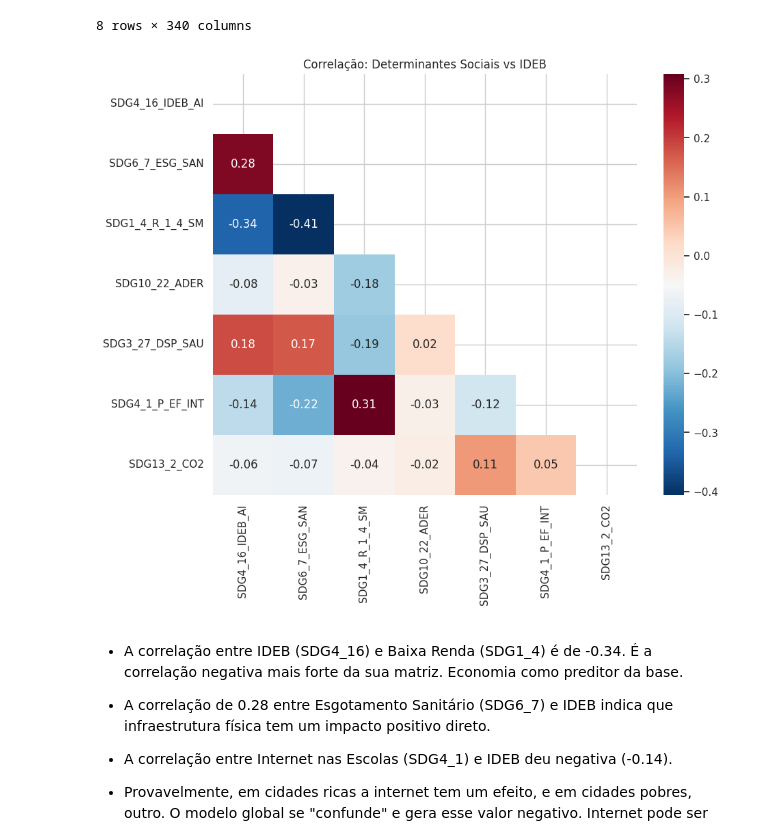
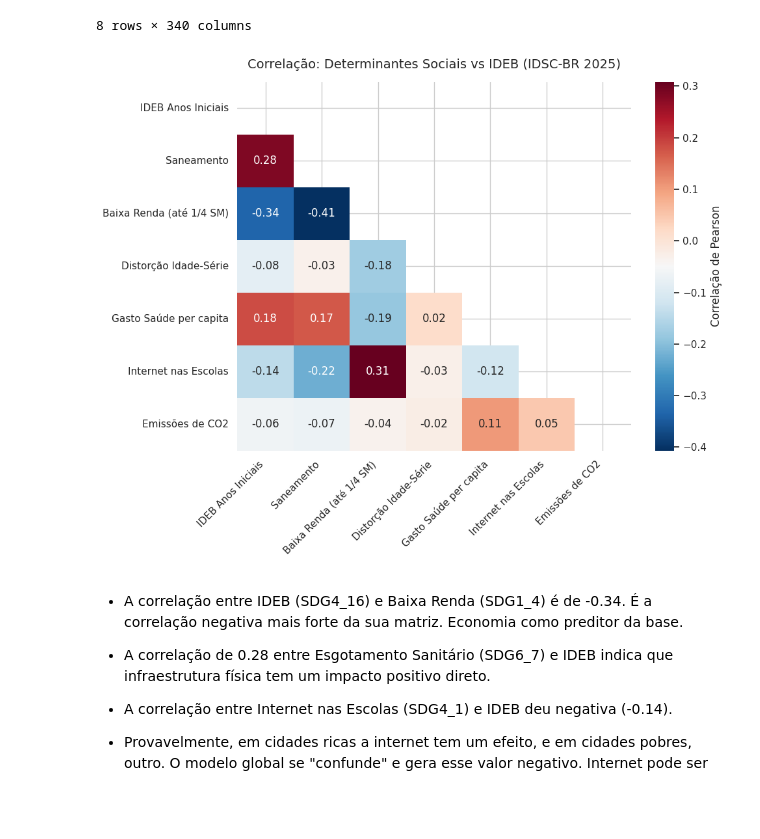
Before and after one commit to clarabecker/idsc-analysis, a Jupyter notebook: notebooks/01_data_analisys.ipynb, the cells around one changed output. Drawn from its saved outputs; the diff is of its cells as text; code cells hidden in the pictures; blank space fills up the shorter version.

```diff
--- a/notebooks/01_data_analisys.ipynb
+++ b/notebooks/01_data_analisys.ipynb
@@ -57,11 +74,6 @@ df.describe()
 | max | 5.300108e+06 | 1.145124e+07 | 66.834441 | 5570.000000 | 16.000000 | ... |
 8 rows × 340 columns
 # %%
-import pandas as pd
-import seaborn as sns
-import matplotlib.pyplot as plt
-import numpy as np
-
 features_interesse = [
     'SDG4_16_IDEB_AI',      # Alvo: IDEB Anos Iniciais
     'SDG6_7_ESG_SAN',       # Saneamento
@@ -72,20 +84,37 @@ features_interesse = [
     'SDG13_2_CO2'           # Emissões (Contexto ambiental/industrial)
 ]
 
-# estética
+# Dicionário para renomear as variáveis com rótulos amigáveis para o leitor
+labels_amigaveis = {
+    'SDG4_16_IDEB_AI': 'IDEB Anos Iniciais',
+    'SDG6_7_ESG_SAN': 'Saneamento',
+    'SDG1_4_R_1_4_SM': 'Baixa Renda (até 1/4 SM)',
+    'SDG10_22_ADER': 'Distorção Idade-Série',
+    'SDG3_27_DSP_SAU': 'Gasto Saúde per capita',
+    'SDG4_1_P_EF_INT': 'Internet nas Escolas',
+    'SDG13_2_CO2': 'Emissões de CO2'
+}
+
 sns.set_theme(style="whitegrid")
 plt.rcParams['figure.figsize'] = (12, 6)
 # %%
 df_analysis = df[features_interesse].apply(pd.to_numeric, errors='coerce')
 df_analysis = df_analysis.dropna()
+
+# Renomeando as colunas do DataFrame para exibir os nomes amigáveis no gráfico
+df_analysis = df_analysis.rename(columns=labels_amigaveis)
 # %%
 plt.figure(figsize=(10, 8))
-mask = np.triu(np.ones_like(df_analysis .corr(), dtype=bool))
-sns.heatmap(df_analysis .corr(), annot=True, cmap='RdBu_r', mask=mask, fmt=".2f")
-plt.title('Correlação: Determinantes Sociais vs IDEB')
+corr_matrix = df_analysis.corr()
+mask = np.triu(np.ones_like(corr_matrix, dtype=bool))
+sns.heatmap(corr_matrix, annot=True, cmap='RdBu_r', mask=mask, fmt=".2f", cbar_kws={'label': 'Correlação de Pearson'})
+plt.title('Correlação: Determinantes Sociais vs IDEB (IDSC-BR 2025)', fontsize=14, pad=15)
+plt.xticks(rotation=45, ha='right')
+plt.yticks(rotation=0)
+plt.tight_layout()
 plt.show()
 # %% [output]
-[figure, old version]
+[figure, new version]
 # %% [markdown]
 - A correlação entre IDEB (SDG4_16) e Baixa Renda (SDG1_4) é de -0.34. É a correlação negativa mais forte da sua matriz. Economia como preditor da base.
 
```
Also changed, not shown: parts of 3 cells of this notebook, 46 other files.
